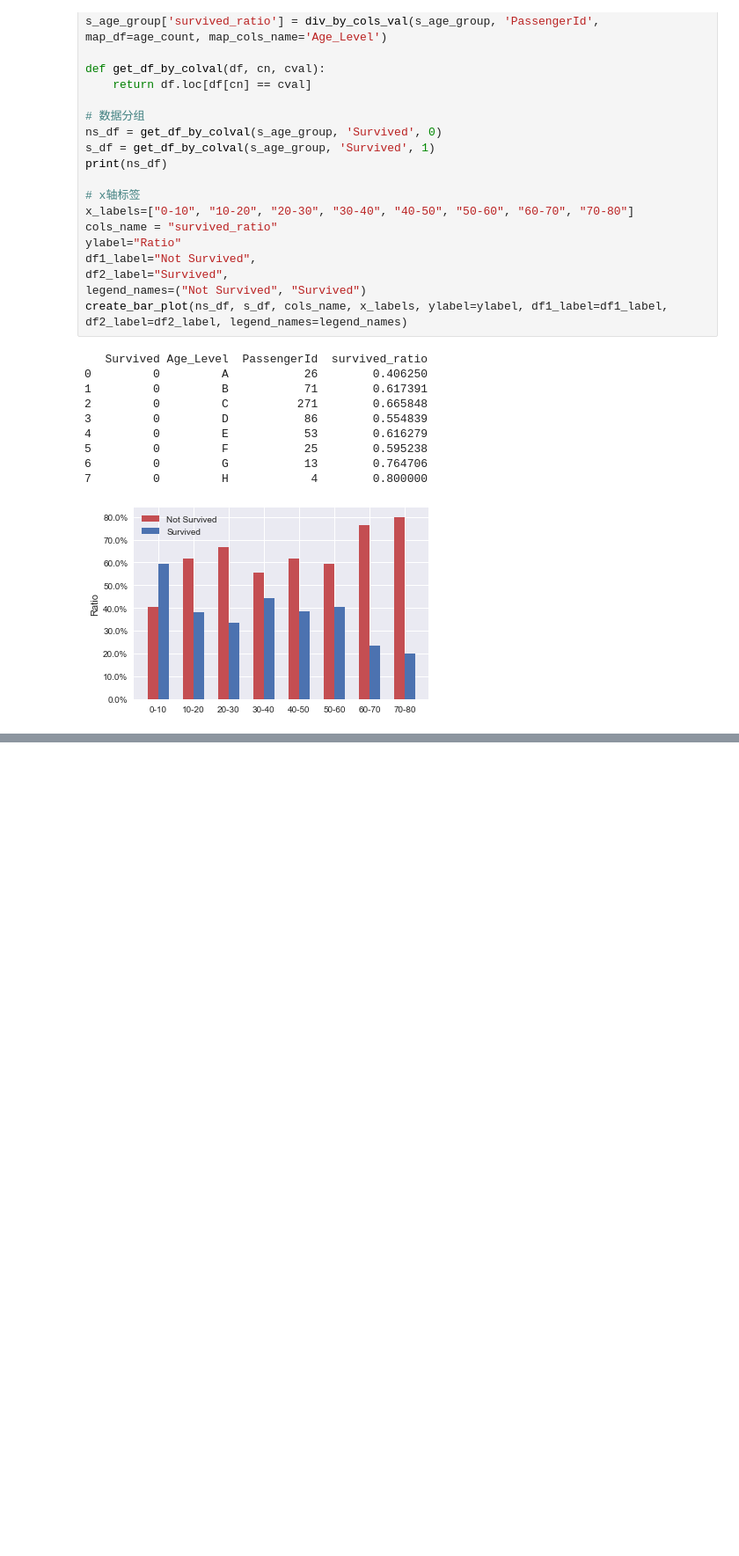
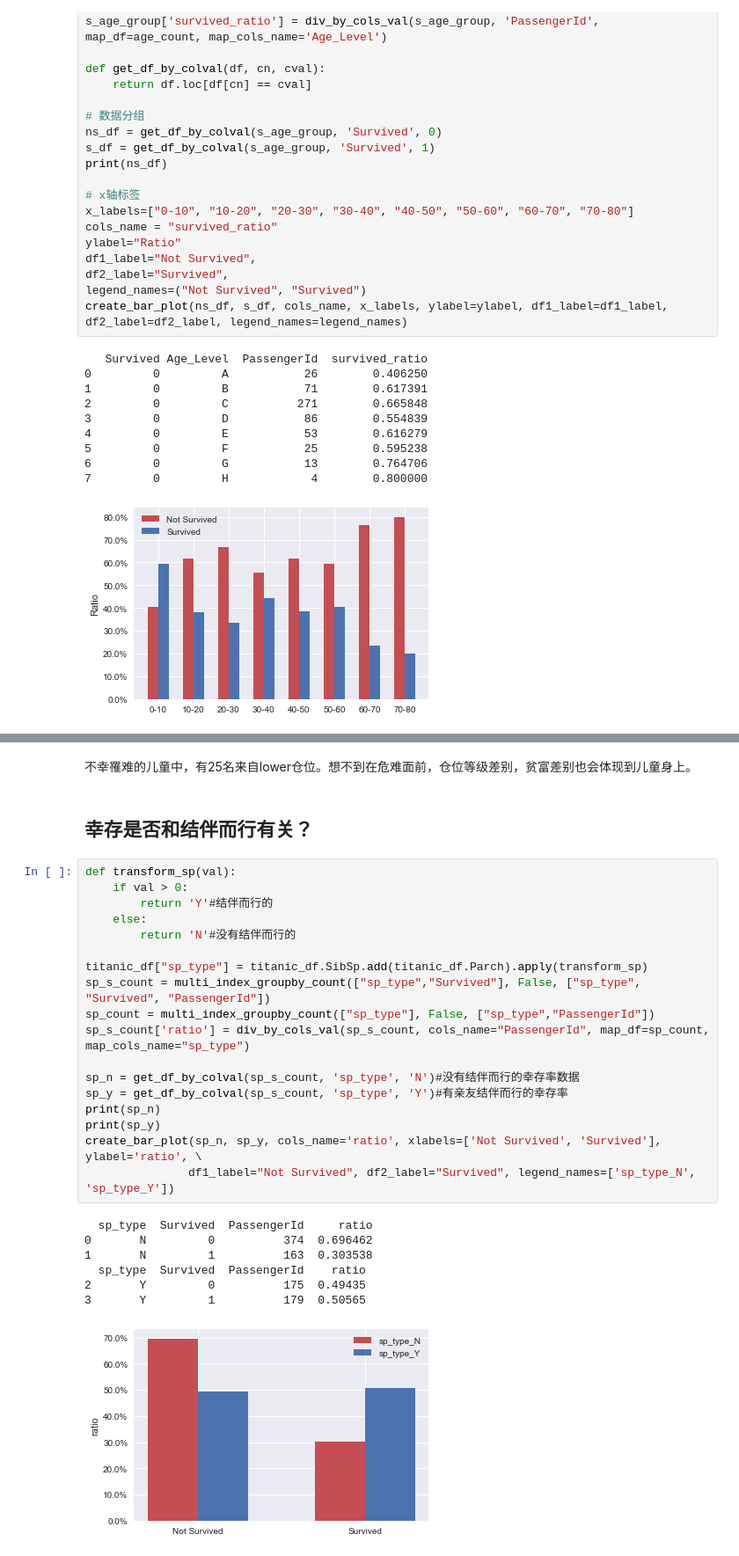
Before and after one commit to niko-liu/data_analysis, a Jupyter notebook: titanic-data-analyse.ipynb, the cells around one changed output, grey strips where cells are left out. Shown at 88% size. Cells and saved outputs as stored; diff of their text form; blank space fills up the shorter version.

```diff
--- a/titanic-data-analyse.ipynb
+++ b/titanic-data-analyse.ipynb
@@ -350,0 +339,30 @@ get_df_by_colval(s_age_group2, 'Survived', 0)
+# %% [markdown]
+不幸罹难的儿童中，有25名来自lower仓位。想不到在危难面前，仓位等级差别，贫富差别也会体现到儿童身上。
+# %% [markdown]
+## 幸存是否和结伴而行有关？
+# %%
+def transform_sp(val):
+    if val > 0:
+        return 'Y'#结伴而行的
+    else:
+        return 'N'#没有结伴而行的
+
+titanic_df["sp_type"] = titanic_df.SibSp.add(titanic_df.Parch).apply(transform_sp)
+sp_s_count = multi_index_groupby_count(["sp_type","Survived"], False, ["sp_type", "Survived", "PassengerId"])
+sp_count = multi_index_groupby_count(["sp_type"], False, ["sp_type","PassengerId"])
+sp_s_count['ratio'] = div_by_cols_val(sp_s_count, cols_name="PassengerId", map_df=sp_count, map_cols_name="sp_type")
+
+sp_n = get_df_by_colval(sp_s_count, 'sp_type', 'N')#没有结伴而行的幸存率数据
+sp_y = get_df_by_colval(sp_s_count, 'sp_type', 'Y')#有亲友结伴而行的幸存率
+print(sp_n)
+print(sp_y)
+create_bar_plot(sp_n, sp_y, cols_name='ratio', xlabels=['Not Survived', 'Survived'], ylabel='ratio', \
+               df1_label="Not Survived", df2_label="Survived", legend_names=['sp_type_N', 'sp_type_Y'])
+# %% [output]
+  sp_type  Survived  PassengerId     ratio
+0       N         0          374  0.696462
+1       N         1          163  0.303538
+  sp_type  Survived  PassengerId    ratio
+2       Y         0          175  0.49435
+3       Y         1          179  0.50565
+[figure, added]
```
Also changed, not shown: parts of 4 cells of this notebook.
